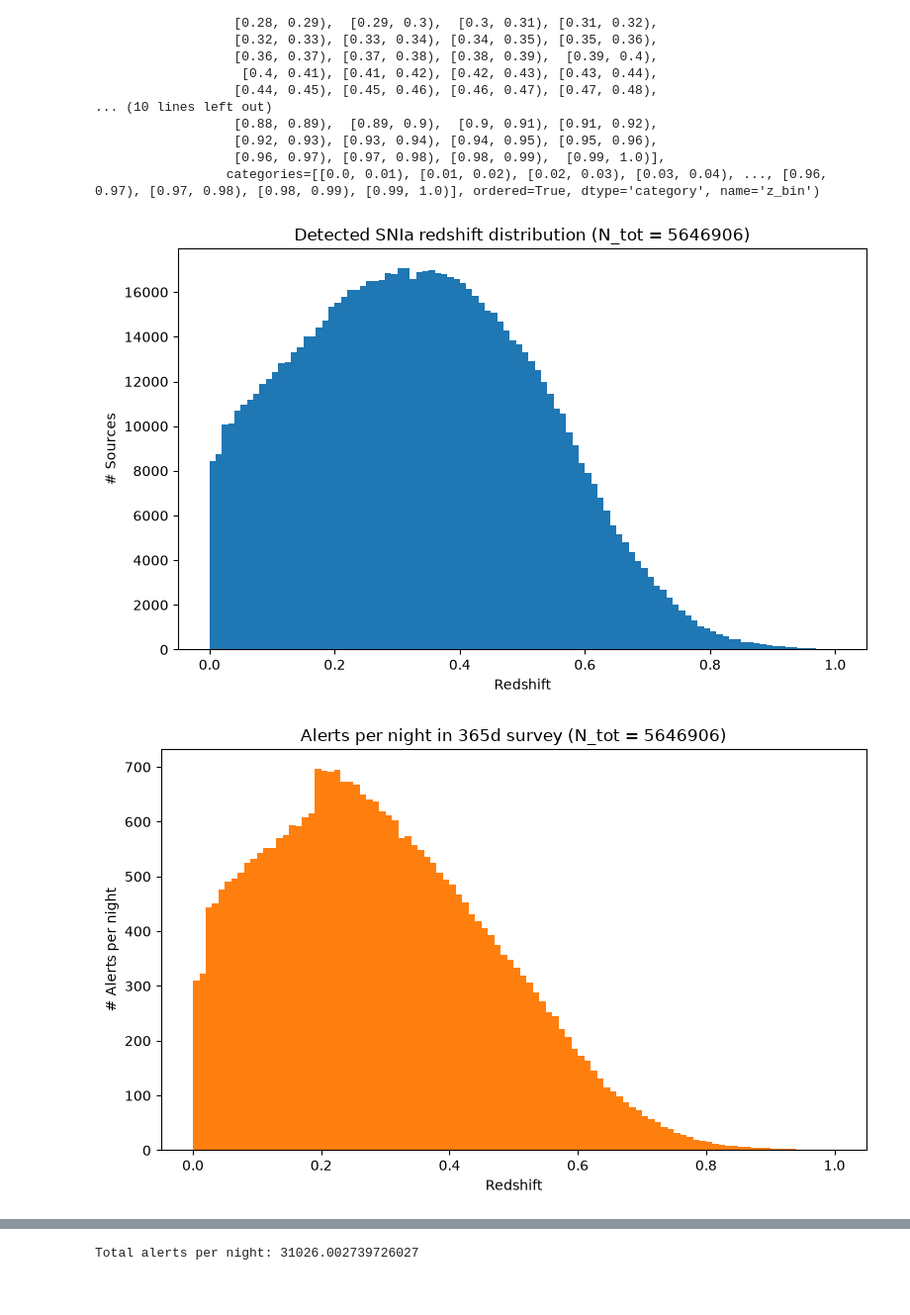
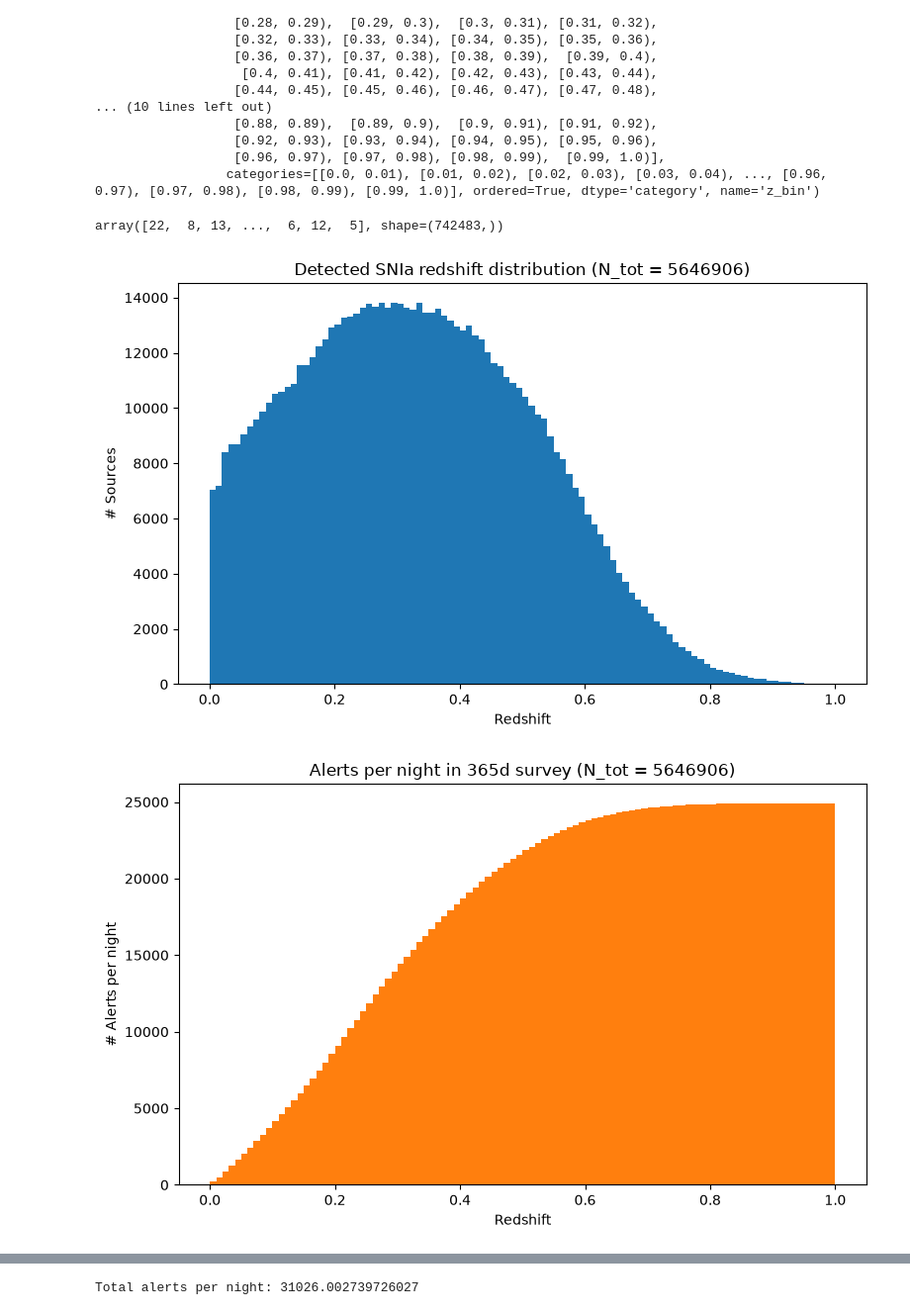
Before and after one commit to krissylla/TransientSimulation, a Jupyter notebook: skysurvey_detections.ipynb, the cells around one changed output, grey strips where cells are left out. Shown at 99% size. Cells and saved outputs as stored; diff of their text form; code cells hidden in the pictures.

```diff
--- a/skysurvey_detections.ipynb
+++ b/skysurvey_detections.ipynb
@@ -394,3 +360,3 @@ import numpy as np
 # %%
 # if you want to load an existing parquet / combined parquet:
-combined = pd.read_parquet("results/combined_detected.parquet")
+combined = pd.read_parquet("results_2/combined_detected.parquet")
@@ -400,4 +382,5 @@ combined['z'].max()
 np.float32(1.0)
 # %%
 from lsst_functions import add_zbin_column, get_nsources_nalerts_per_zbin
-detected = add_zbin_column(combined, zbin_max = 1.0, zbin_size = 0.01)
+detected = add_zbin_column(combined, zbin_max = 1.0, zbin_size = 0.01, detected_only=True)
+all_sources = add_zbin_column(combined, zbin_max = 1.0, zbin_size = 0.01, detected_only=False)
@@ -456,31 +476,36 @@ CategoricalIndex([ [0.0, 0.01), [0.01, 0.02), [0.02, 0.03), [0.03, 0.04),
                   [0.92, 0.93), [0.93, 0.94), [0.94, 0.95), [0.95, 0.96),
                   [0.96, 0.97), [0.97, 0.98), [0.98, 0.99),  [0.99, 1.0)],
                  categories=[[0.0, 0.01), [0.01, 0.02), [0.02, 0.03), [0.03, 0.04), ..., [0.96, 0.97), [0.97, 0.98), [0.98, 0.99), [0.99, 1.0)], ordered=True, dtype='category', name='z_bin')
+# %%
+detected["n_detections"].values
+# %% [output]
+array([22,  8, 13, ...,  6, 12,  5], shape=(742483,))
 # %%
 # 1) number of detected sources per z-bin
 N_tot = len(combined)
 
 plt.figure(figsize=(8, 5))
 plt.hist(detected["z"], bins=np.arange(0, 1.01, 0.01), color="tab:blue")
 plt.xlabel("Redshift")
 plt.ylabel("# Sources")
 plt.title(f"Detected SNIa redshift distribution (N_tot = {N_tot})")
 plt.tight_layout()
 plt.show()
 
 # 2) alerts per night per z-bin
 plt.figure(figsize=(8, 5))
 plt.hist(
     detected["z"],
+    cumulative=True,
     bins=np.arange(0, 1.01, 0.01),
-    weights=detected["n_detections"] / 365.0,
+    weights=detected["n_detections"].values / 365.0,
     color="tab:orange"
 )
 plt.xlabel("Redshift")
 plt.ylabel("# Alerts per night")
 plt.title(f"Alerts per night in 365d survey (N_tot = {N_tot})")
 plt.tight_layout()
 plt.show()
 # %% [output]
-[figure, old version]
+[figure, new version]
-[figure, old version]
+[figure, new version]
```
Also changed, not shown: parts of 33 cells of this notebook, 3 other files.
